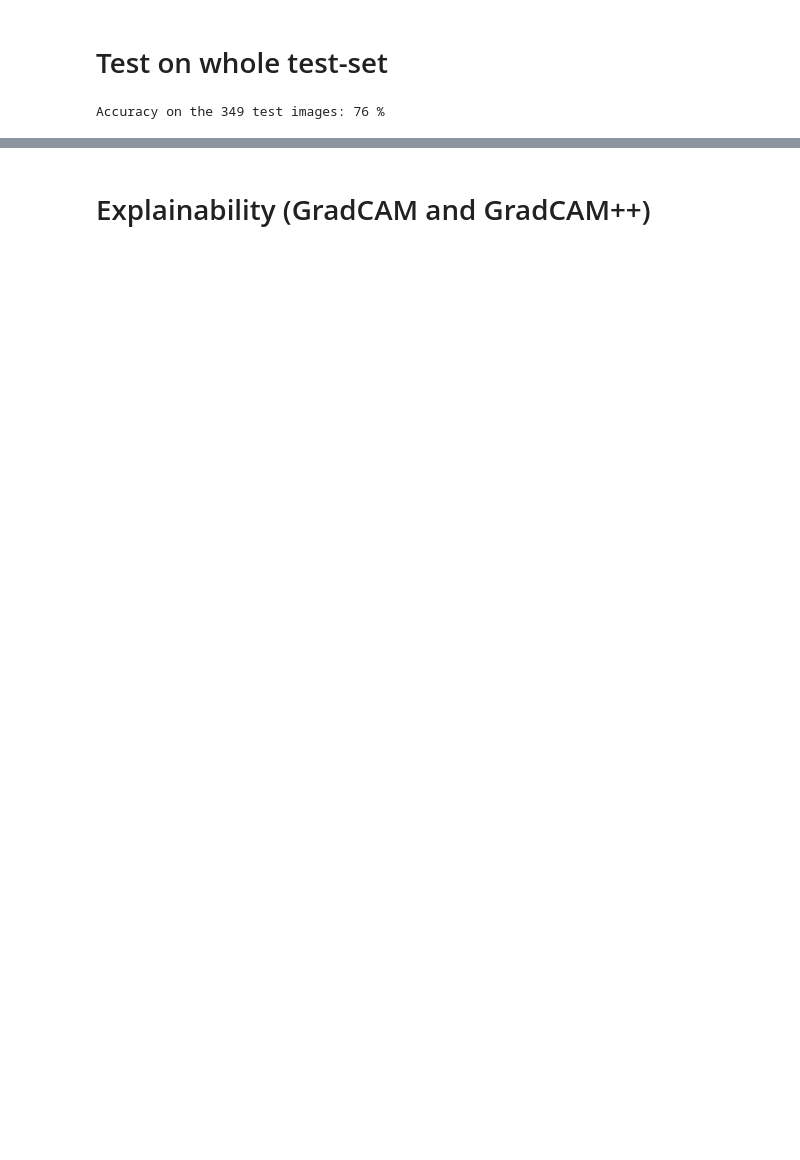
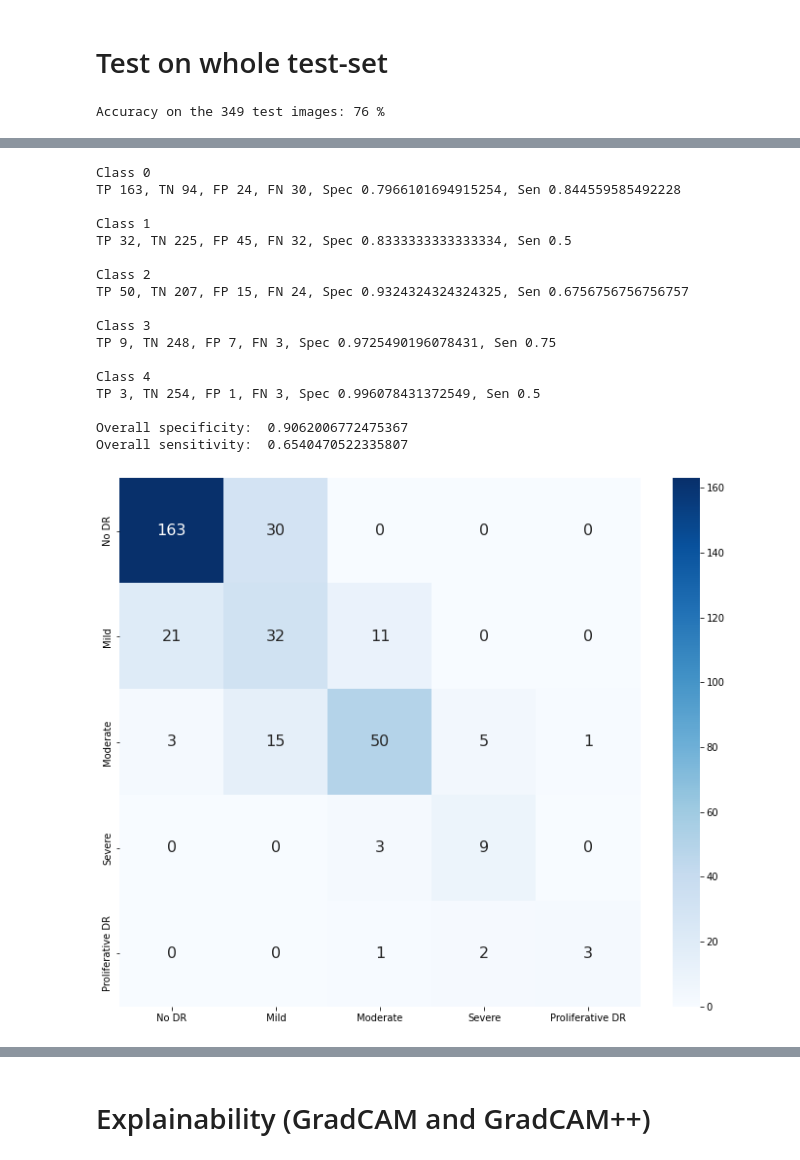
Before and after one commit to mawady/msc-retinalrecog, a Jupyter notebook: ConvNEXT_MESSIDOR.ipynb, the cells around one changed output, grey strips where cells are left out. Saved outputs shown, nothing was run; the diff lists cells and outputs as text; code cells hidden in the pictures; blank space fills up the shorter version.

```diff
--- a/ConvNEXT_MESSIDOR.ipynb
+++ b/ConvNEXT_MESSIDOR.ipynb
@@ -676,0 +640,67 @@ Proliferative DR :  50.0 %
+# %%
+# Code to compute Specificity and Sensitivity adapted from [9]
+# Build confusion matrix
+cf_matrix = confusion_matrix(np.array(actual), np.array(predicted))
+df_cm = pd.DataFrame(cf_matrix, index = [i for i in CLASSES],
+                     columns = [i for i in CLASSES])
+plt.figure(figsize = (12,10))
+sn.heatmap(df_cm,
+           annot=True,
+           fmt='g',
+           cmap="Blues",
+           annot_kws={
+                'fontsize': 16
+            })
+
+# Normalised confusion matrix
+plt.figure(figsize = (12,10))
+cf_matrix_norm = pd.DataFrame(cf_matrix.astype('float') / cf_matrix.sum(axis=1)[:, np.newaxis], index = [i for i in CLASSES],
+                     columns = [i for i in CLASSES])
+sn.heatmap(cf_matrix_norm,
+           annot=True,
+           fmt='.2f',
+           cmap="Blues",
+           annot_kws={'fontsize': 16})
+
+TP = cf_matrix.diagonal()
+TN = np.zeros(N_CLASSES).astype(int)
+FP = np.zeros(N_CLASSES).astype(int)
+FN = np.zeros(N_CLASSES).astype(int)
+specificity = np.zeros(N_CLASSES)
+sensitivity = np.zeros(N_CLASSES)
+
+for c in range(N_CLASSES):
+
+    idx = [x for x in range(N_CLASSES) if x != c]
+    TN[c] = sum(cf_matrix[idx, idx])
+    FP[c] = cf_matrix[idx, c].sum()
+    FN[c] = cf_matrix[c, idx].sum()
+
+    specificity[c] = TN[c] / (TN[c] + FP[c])
+    sensitivity[c] = TP[c] / (TP[c] + FN[c])
+    print('Class {}\nTP {}, TN {}, FP {}, FN {}, Spec {}, Sen {}\n'.format(
+        c, TP[c], TN[c], FP[c], FN[c], specificity[c], sensitivity[c]))
+
+
+# Overall Specificity and Sensitivity
+print("Overall specificity: ", sum(specificity)/N_CLASSES)
+print("Overall sensitivity: ", sum(sensitivity)/N_CLASSES)
+# %% [output]
+Class 0
+TP 163, TN 94, FP 24, FN 30, Spec 0.7966101694915254, Sen 0.844559585492228
+
+Class 1
+TP 32, TN 225, FP 45, FN 32, Spec 0.8333333333333334, Sen 0.5
+
+Class 2
+TP 50, TN 207, FP 15, FN 24, Spec 0.9324324324324325, Sen 0.6756756756756757
+
+Class 3
+TP 9, TN 248, FP 7, FN 3, Spec 0.9725490196078431, Sen 0.75
+
+Class 4
+TP 3, TN 254, FP 1, FN 3, Spec 0.996078431372549, Sen 0.5
+
+Overall specificity:  0.9062006772475367
+Overall sensitivity:  0.6540470522335807
+[figure, added]
```
Also changed, not shown: parts of 17 cells of this notebook.
